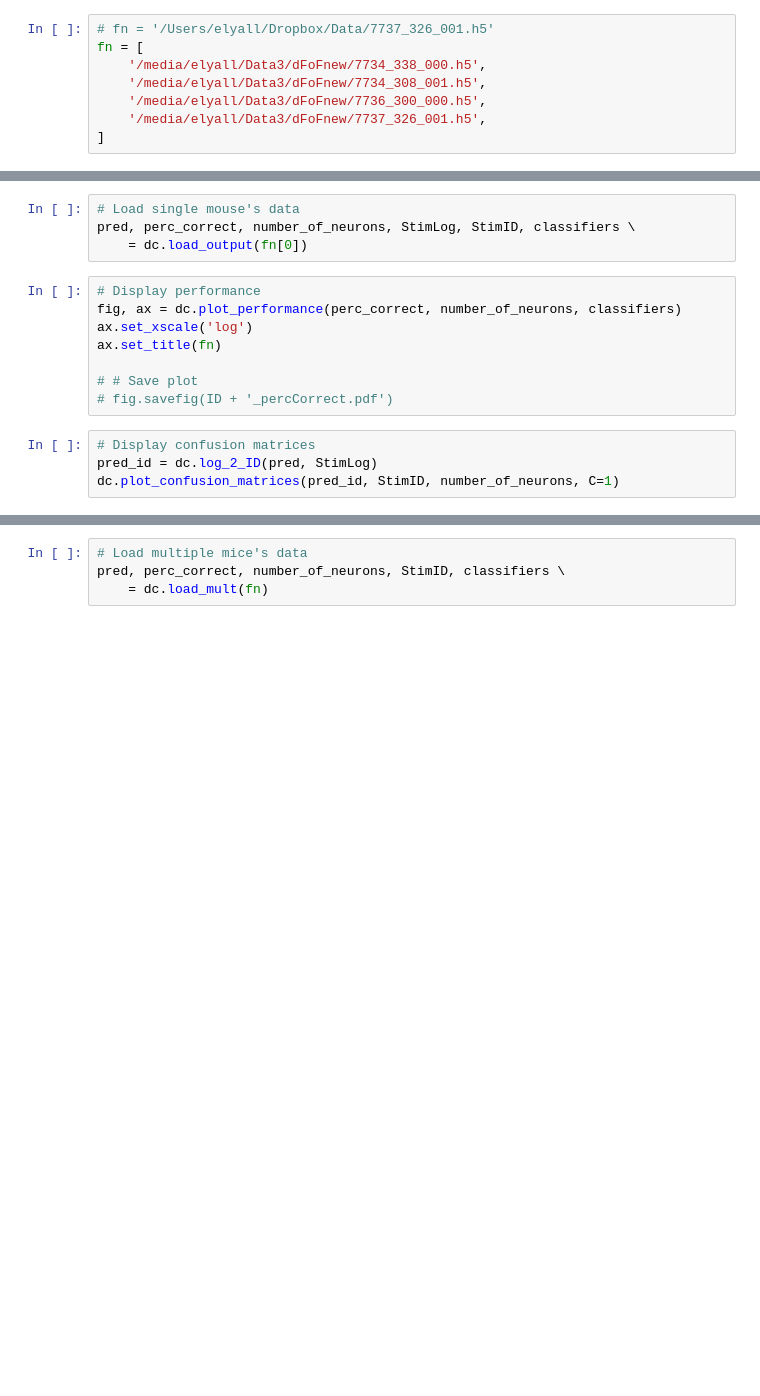
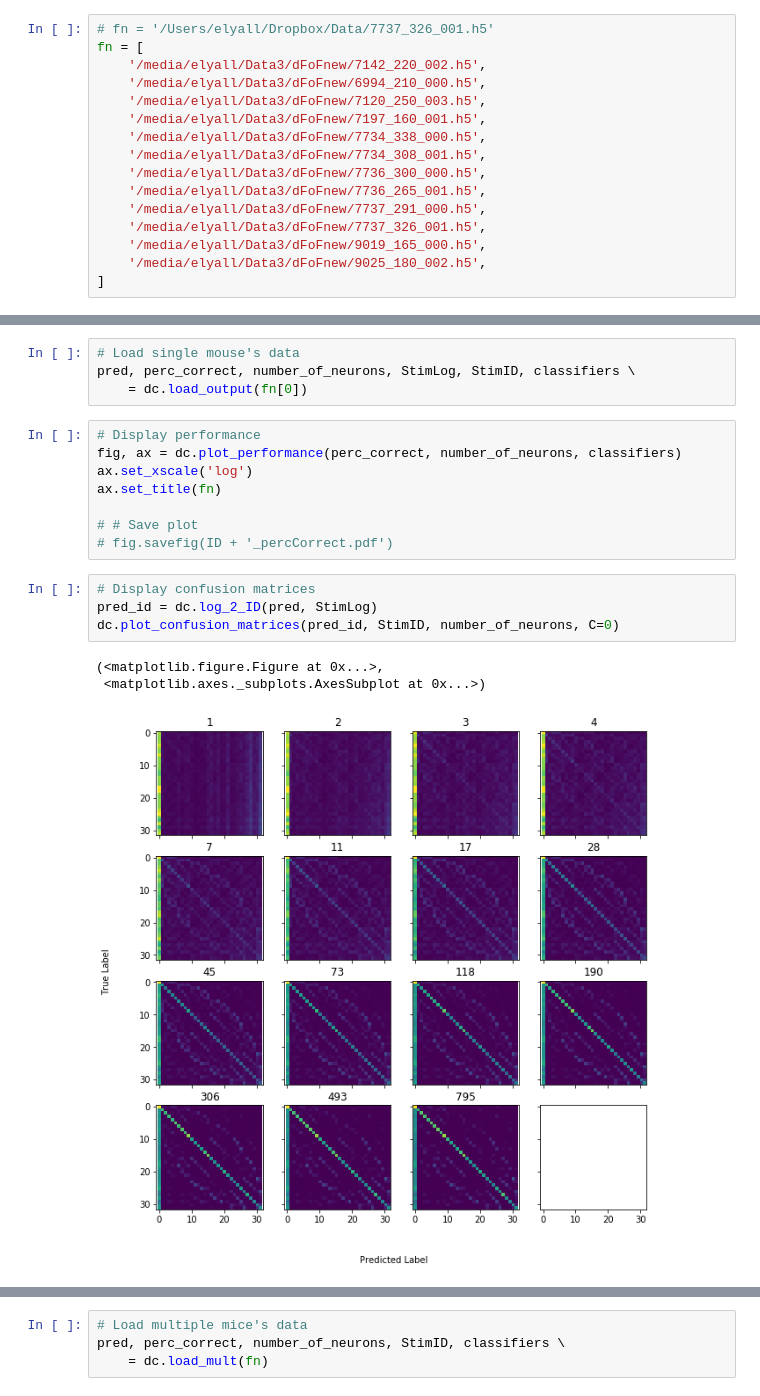
Before and after one commit to elyall/EvansCode, a Jupyter notebook: Analyses/Decoder/RunDecoder.ipynb, the cells around one changed output, grey strips where cells are left out. Cells and saved outputs as stored; diff of their text form; blank space fills up the shorter version.

```diff
--- a/Analyses/Decoder/RunDecoder.ipynb
+++ b/Analyses/Decoder/RunDecoder.ipynb
@@ -10,8 +10,16 @@ NameError: name 'dc' is not defined
 # %%
 # fn = '/Users/elyall/Dropbox/Data/7737_326_001.h5'
 fn = [
+    '/media/elyall/Data3/dFoFnew/7142_220_002.h5',
+    '/media/elyall/Data3/dFoFnew/6994_210_000.h5',
+    '/media/elyall/Data3/dFoFnew/7120_250_003.h5',
+    '/media/elyall/Data3/dFoFnew/7197_160_001.h5',
     '/media/elyall/Data3/dFoFnew/7734_338_000.h5',
     '/media/elyall/Data3/dFoFnew/7734_308_001.h5',
     '/media/elyall/Data3/dFoFnew/7736_300_000.h5',
+    '/media/elyall/Data3/dFoFnew/7736_265_001.h5',
+    '/media/elyall/Data3/dFoFnew/7737_291_000.h5',
     '/media/elyall/Data3/dFoFnew/7737_326_001.h5',
+    '/media/elyall/Data3/dFoFnew/9019_165_000.h5',
+    '/media/elyall/Data3/dFoFnew/9025_180_002.h5',
 ]
@@ -30,4 +40,8 @@ ax.set_title(fn)
 # %%
 # Display confusion matrices
 pred_id = dc.log_2_ID(pred, StimLog)
-dc.plot_confusion_matrices(pred_id, StimID, number_of_neurons, C=1)
+dc.plot_confusion_matrices(pred_id, StimID, number_of_neurons, C=0)
+# %% [output]
+(<matplotlib.figure.Figure at 0x...>,
+ <matplotlib.axes._subplots.AxesSubplot at 0x...>)
+[figure, added]
```
Also changed, not shown: parts of 4 cells of this notebook, 2 other files.
